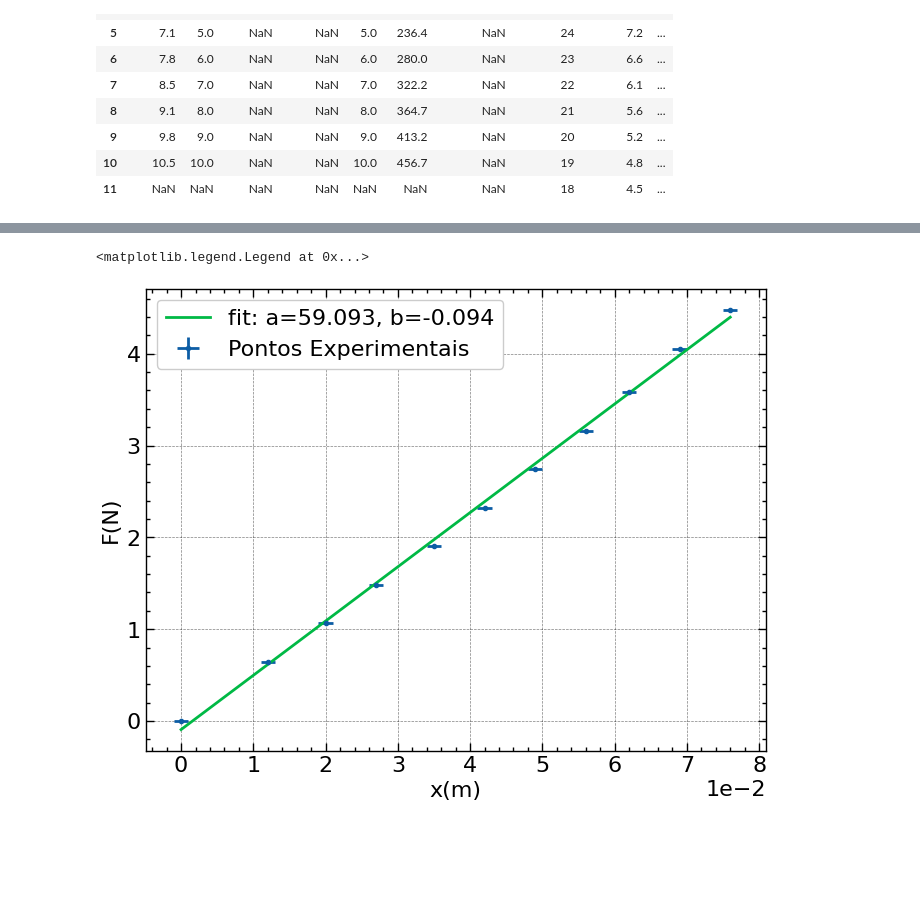
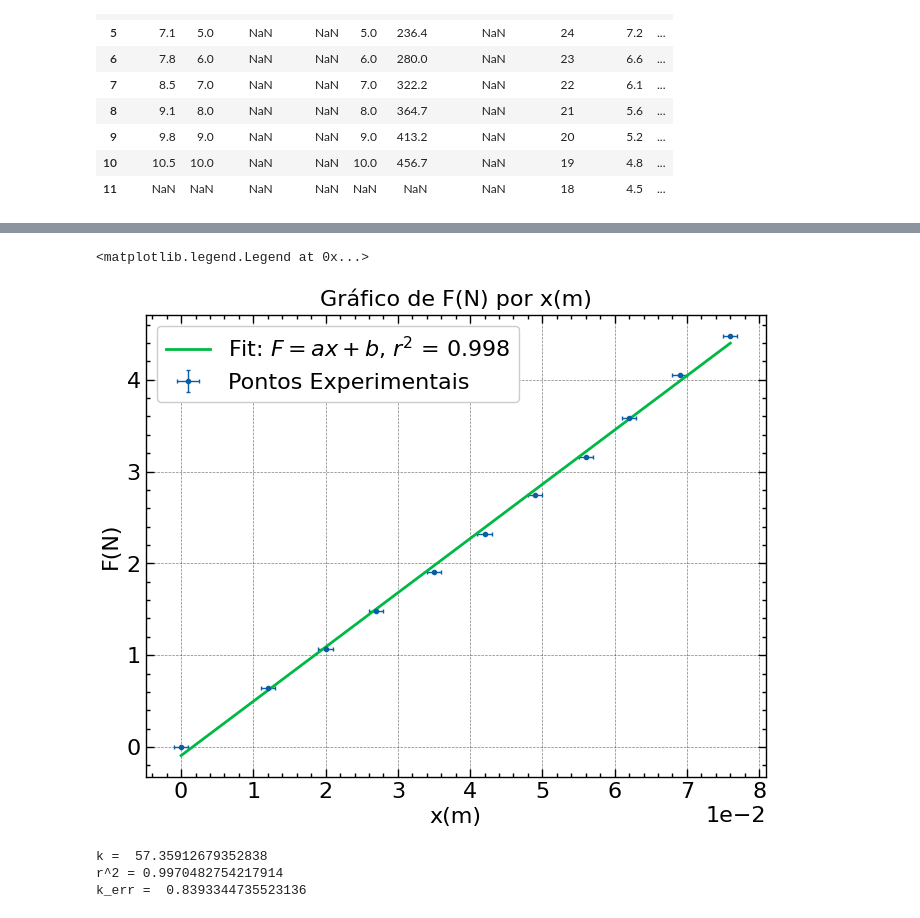
Before and after one commit to matncb/laboratorio-fisica1, a Jupyter notebook: pratica2/exp1.ipynb, the cells around one changed output, grey strips where cells are left out. Saved outputs shown, nothing was run; the diff lists cells and outputs as text; code cells hidden in the pictures; blank space fills up the shorter version.

```diff
--- a/pratica2/exp1.ipynb
+++ b/pratica2/exp1.ipynb
@@ -49,0 +67,16 @@ plt.legend()
+# %%
+#fazer fit forma 1 (queria testar se da na mesma -- e da exatamente os mesmos resultados)
+#esse jeito funciona pra qualquer função
+
+def func(x,a, b):
+    return a*x + b
+
+popt, pcov = curve_fit(func, x_data, y_data)
+a, b = popt
+a_err, b_err = np.sqrt(np.diag(pcov))
+r2 = r2_score(y_data, func(x_data, *popt))
+print('a = ', a)
+print('b = ', b)
+print(r'r^2 =', r2)
+print('a_err = ', a_err)
+print('b_err = ', b_err)
@@ -50,18 +105,31 @@ plt.legend()
 # %%
-plt.errorbar(x_data, y_data, xerr = x_err, yerr = y_err, marker = 'o', ls = '', ms = 3,label ="Pontos Experimentais")
+plt.errorbar(x_data, y_data, xerr = x_err, yerr = y_err, marker = 'o', ls = '', ms = 3,capsize=1.5, elinewidth=1,label ="Pontos Experimentais")
+plt.title(r'Gráfico de F(N) por x(m)')
 
 plt.xlabel(r'x(m)')
 plt.ylabel(r'F(N)')
 plt.ticklabel_format(style='sci', axis='x', scilimits=(0,0))
 
-def func(x,a, b):
-    return a*x + b
-
-popt, pcov = curve_fit(func, x_data, y_data)
-a, b = popt
-
-plt.plot(x_data, func(x_data, *popt), label='fit: a=%5.3f, b=%5.3f' % tuple(popt) )
+plt.plot(x_data, func(x_data, *popt), label= r'Fit: $F = ax + b$, $r^2$ = %.3f' % (r2))
 plt.legend()
 # %% [output]
 <matplotlib.legend.Legend at 0x...>
-[figure, old version]
+[figure, new version]
+# %%
+#fit para y = kx
+
+def func(x,k):
+    return k*x
+
+popt, pcov = curve_fit(func, x_data, y_data)
+k = popt[0]
+k_err = np.sqrt(np.diag(pcov))
+r2 = r2_score(y_data, func(x_data, *popt))
+
+print('k = ', k)
+print(r'r^2 =', r2)
+print('k_err = ', a_err)
+# %% [output]
+k =  57.35912679352838
+r^2 = 0.9970482754217914
+k_err =  0.8393344735523136
```
Also changed, not shown: parts of 7 cells of this notebook, 1 other file.
